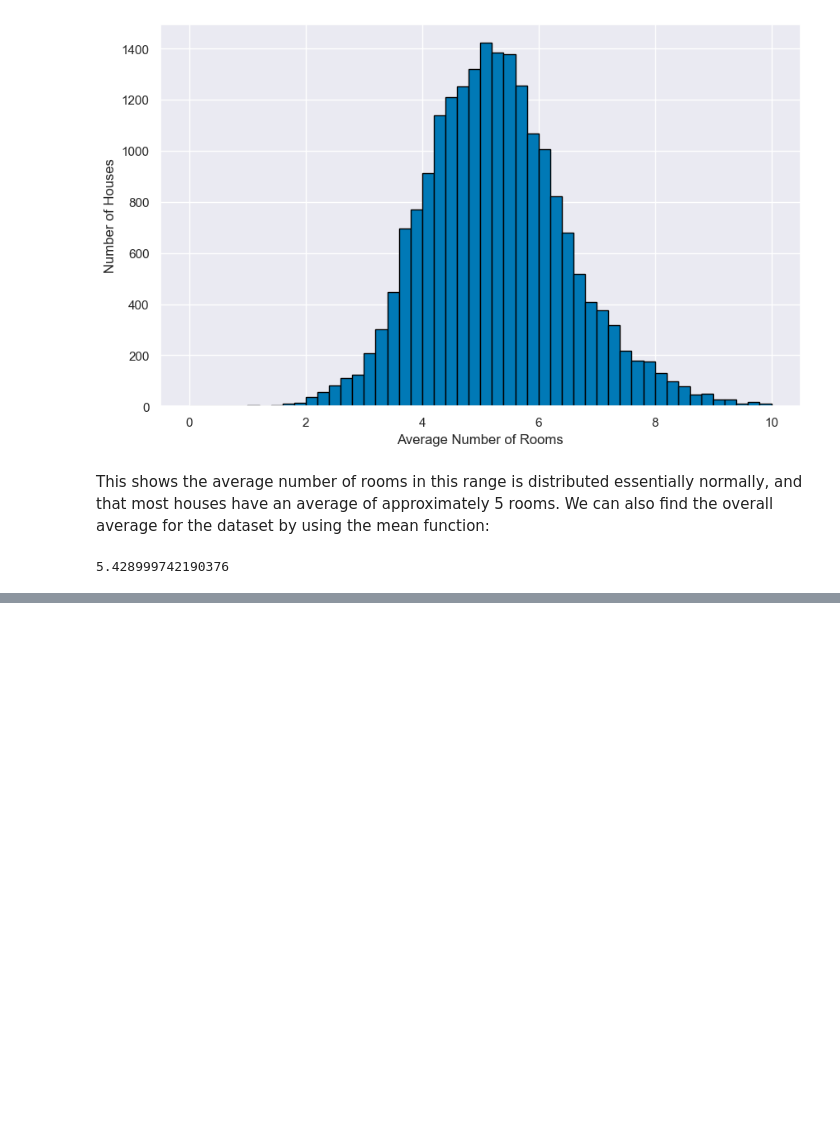
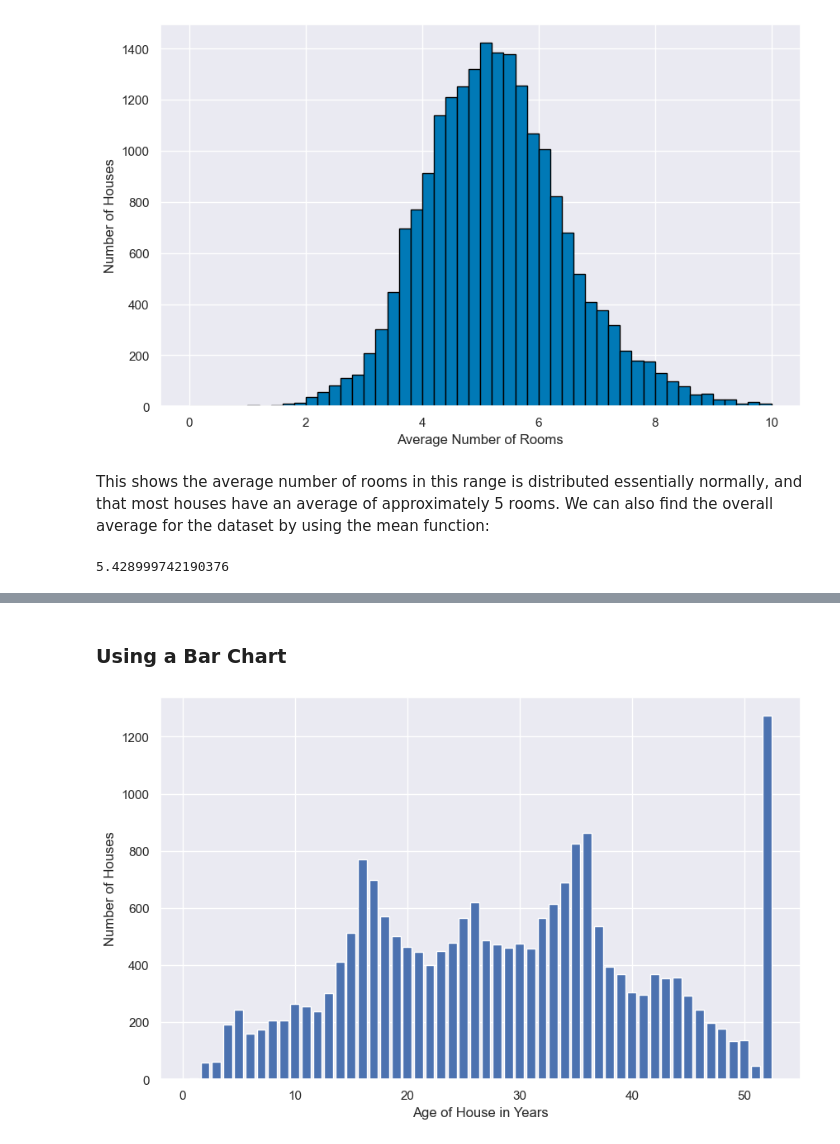
Before and after one commit to srofe/MLBootcamp, a Jupyter notebook: 04-MultivariateLinearRegression/MultivariateRegression.ipynb, the cells around one changed output, grey strips where cells are left out. Saved outputs shown, nothing was run; the diff lists cells and outputs as text; code cells hidden in the pictures; blank space fills up the shorter version.

```diff
--- a/04-MultivariateLinearRegression/MultivariateRegression.ipynb
+++ b/04-MultivariateLinearRegression/MultivariateRegression.ipynb
@@ -200,0 +214,17 @@ data.AveRooms.mean()
+# %% [markdown]
+### Using a Bar Chart
+# %%
+# Get the frequency of values:
+plt.figure(figsize=(10, 6))
+
+frequency = data.HouseAge.value_counts()
+# frequency.index
+# frequency.axes[0]
+plt.bar(frequency.index, height=frequency)
+plt.xlabel('Age of House in Years')
+plt.ylabel('Number of Houses')
+plt.show()
+# This shows the same plot as the histogram above, since it is just a bar chart of the frequency of values - which we obtained from the 'value_counts()' function.
+# One difference is that we didn't need to specify the number of bins.
+# %% [output]
+[figure, added]
```
Also changed, not shown: parts of 2 cells of this notebook.
